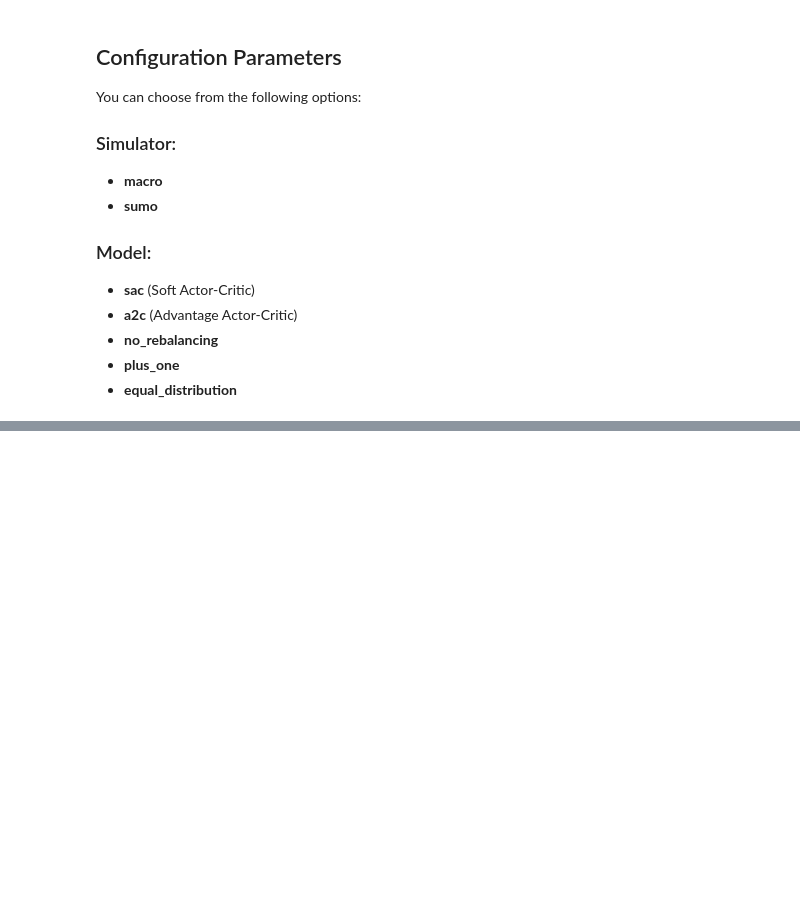
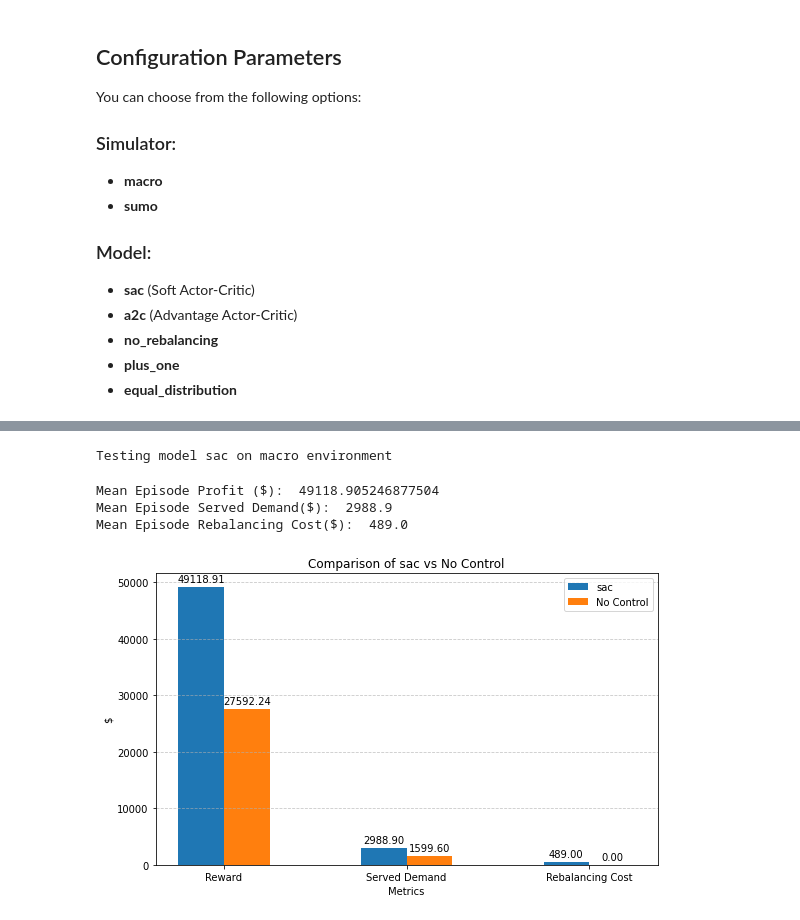
Before and after one commit to gigitresca/amod_complete_repo, a Jupyter notebook: test.ipynb, the cells around one changed output, grey strips where cells are left out. Saved outputs shown, nothing was run; the diff lists cells and outputs as text; code cells hidden in the pictures; blank space fills up the shorter version.

```diff
--- a/test.ipynb
+++ b/test.ipynb
@@ -138,0 +161,16 @@ Mean Episode Rebalancing Cost:  498.4 Std Episode Rebalancing Cost:  60.17175417
+# %%
+config = {
+    "simulator.name": "macro",
+    "model.name": "sac",
+    "simulator.city": "nyc_brooklyn",
+    "model.cplexpath": None,
+    "model.checkpoint_path": "SAC_custom",
+    "model.test_episodes": 10,
+}
+test(config)
+# %% [output]
+Testing model sac on macro environment
+Mean Episode Profit ($):  49118.905246877504
+Mean Episode Served Demand($):  2988.9
+Mean Episode Rebalancing Cost($):  489.0
+[figure, added]
```
Also changed, not shown: parts of 7 cells of this notebook, 14 other files.
